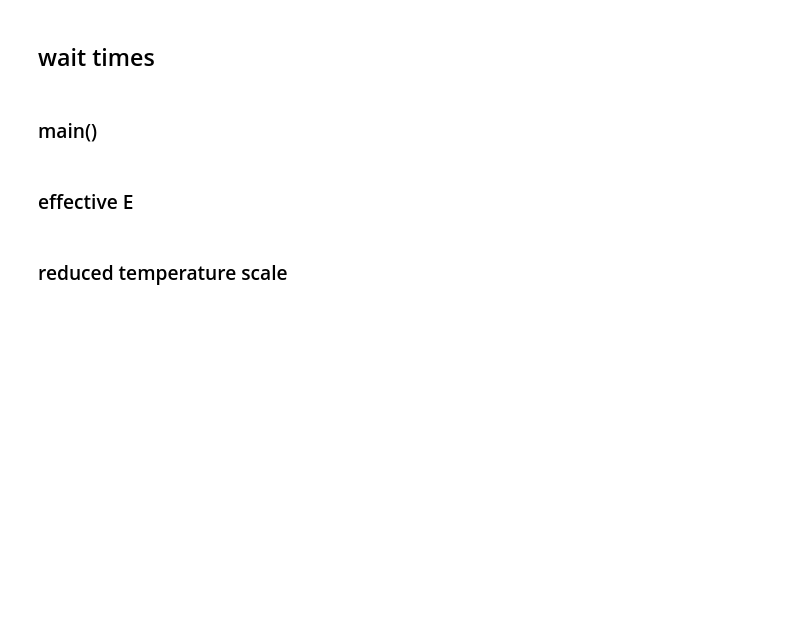
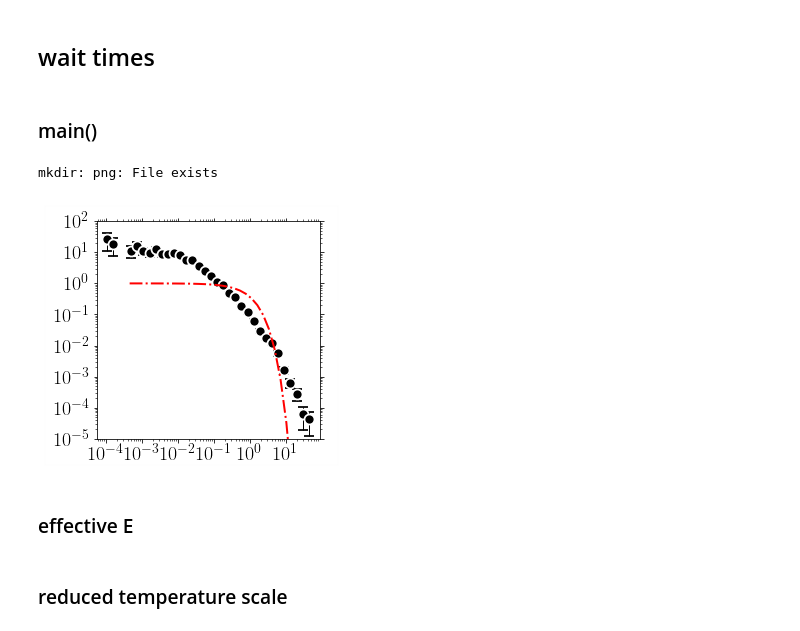
Before and after one commit to kkarimi62/vacancyDiffusion, a Jupyter notebook: postproc/postproc.ipynb, the cells around one changed output. Drawn from its saved outputs; the diff is of its cells as text; code cells hidden in the pictures; blank space fills up the shorter version.

```diff
--- a/postproc/postproc.ipynb
+++ b/postproc/postproc.ipynb
@@ -2170,17 +2148,17 @@ def main():
 
     stats = Stats(
 #         [1000,1200,1400,1600,1800,2000],8,
-#        [1000,1200,1400,1600,1800,2000],1,
-        [0,1],[list(range(8))]*10,
+        [1000], [list(range(8))]*10,
+#        [0,1],[list(range(8))]*10,
 #        np.arange(1000,1440,80),1,
 #        verbose=True
                      )
 #    stats.Parse(['msd/event_times.txt'])
-#    stats.Parse( list(map(lambda x:'CantorNatom16KTemp%sKEnsemble8/Run%s/msd/event_times.txt'%(x[0],x[1]),
+    stats.Parse( list(map(lambda x:'CantorNatom16KTemp%sKEnsemble8/Run%s/msd/event_times.txt'%(x[0],x[1]),
 #    stats.Parse( list(map(lambda x:'NiNatom16KTemp%sK/Run%s/msd/event_times.txt'%(x[0],x[1]),
 #    stats.Parse( list(map(lambda x:'NiCoCrNatom1KTemp%sK/Run%s/msd/event_times.txt'%(x[0],x[1]),
 #    stats.Parse( list(map(lambda x:'NiNatom1KTemp%sK/Run%s/msd/event_times.txt'%(x[0],x[1]),
-    stats.Parse( list(map(lambda x:'flickers/nicocr/temp0/thresh%s/Run%s/msd/event_times.txt'%(x[0],x[1]),
+#    stats.Parse( list(map(lambda x:'flickers/nicocr/temp0/thresh%s/Run%s/msd/event_times.txt'%(x[0],x[1]),
                         stats.temps_runs ))
               )
     stats.PlotWaitTimes(scale=True,shift=False,scalePowerLaw=False,
@@ -2190,37 +2168,40 @@ def main():
 #                     'xlim':(1e-3,100),
                       'ylim':(1e-5,1e2),#(1e-8,1e6), #,
 #                    'ndecade_y':2,
-                           'xstr':r'$t_w$',
-                           'ystr':r'$P(\lambda t_w)$',
+#                            'xstr':r'$t_w$',
+#                            'ystr':r'$P(\lambda t_w)$',
                    'title':'png/waitTimes_unscaled_ni.png'},
 
                        )
 #     stats.PlotWaitTimes(scale=True,scalePowerLaw=True,
 #                         **{'xscale':'log',
 #                   'yscale':'log',
 # #                   'xlim':(1e-9,1e-3),
 #                    'ylim':(1e-5,1e0), #(1e-5,1e2),
 # #                           'xstr':r'$\Delta t$',
 # #                           'ystr':r'$P(\Delta t)$',
 #                    'title':'png/waitTimes_rescaled_ni.png'},
 #                       )
 #     stats.PlotAverageRate(
 #                 **{
 # #                    'fontsize':36,
 # #                  'xscale':'log',
 #                   'yscale':'log',
 # #                   'xlim':(1e-9,1e-3),
 # #                   'ylim':(1e9,1e13), #(1e-5,1e2),
 # #                           'xstr':r'$1/T$',
 # #                           'ystr':r'$\lambda$',
 #                    'title':'png/eventRate_nicocr.png'},
 
 #     )
     #
 #    stats.fit(stats.data_regr[:,0],stats.data_regr[:,1],stats.data_regr[:,2])
     #stats.Barries()
 
 main()
+# %% [output]
+mkdir: png: File exists
+[figure, added]
 # %% [markdown]
 ### effective E
 # %%
```
Also changed, not shown: parts of 9 cells of this notebook, 3 other files.
